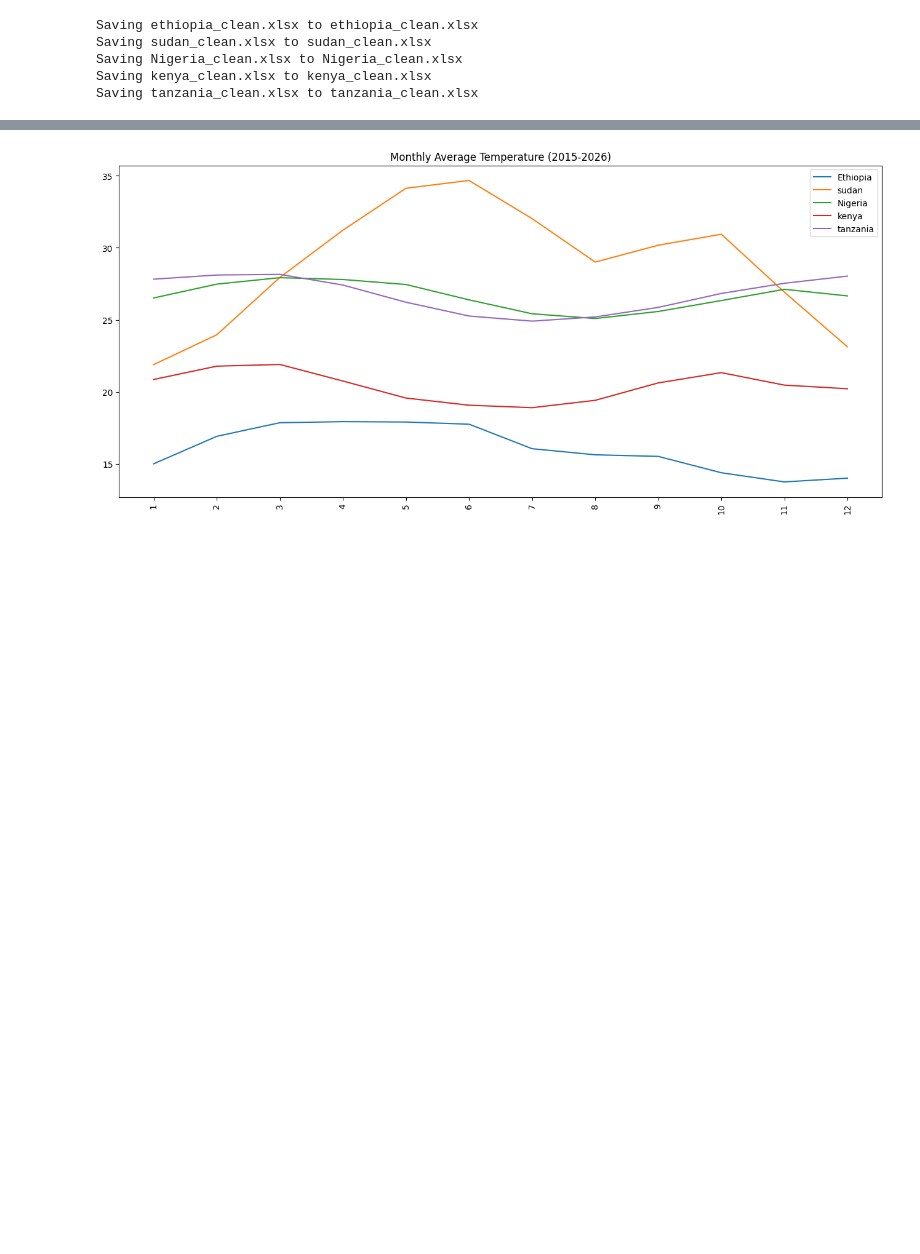
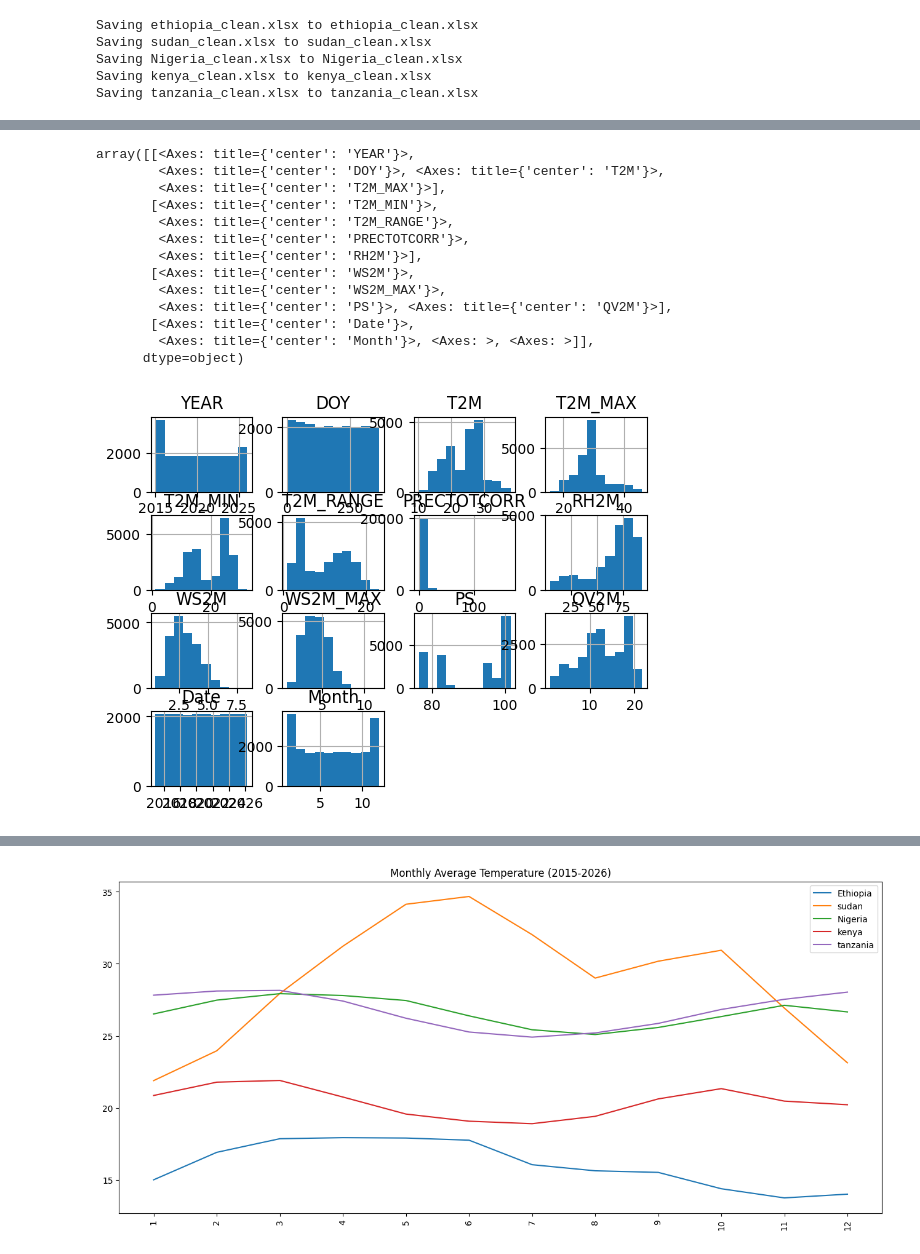
Before and after one commit to edent4313-star/climate-challenge-week0, a Jupyter notebook: compare_countries.ipynb, the cells around one changed output, grey strips where cells are left out. Saved outputs shown, nothing was run; the diff lists cells and outputs as text; code cells hidden in the pictures; blank space fills up the shorter version.

```diff
--- a/compare_countries.ipynb
+++ b/compare_countries.ipynb
@@ -40,0 +93,18 @@ df = pd.concat([
+# %%
+df.describe()
+df.hist()
+# %% [output]
+array([[<Axes: title={'center': 'YEAR'}>,
+        <Axes: title={'center': 'DOY'}>, <Axes: title={'center': 'T2M'}>,
+        <Axes: title={'center': 'T2M_MAX'}>],
+       [<Axes: title={'center': 'T2M_MIN'}>,
+        <Axes: title={'center': 'T2M_RANGE'}>,
+        <Axes: title={'center': 'PRECTOTCORR'}>,
+        <Axes: title={'center': 'RH2M'}>],
+       [<Axes: title={'center': 'WS2M'}>,
+        <Axes: title={'center': 'WS2M_MAX'}>,
+        <Axes: title={'center': 'PS'}>, <Axes: title={'center': 'QV2M'}>],
+       [<Axes: title={'center': 'Date'}>,
+        <Axes: title={'center': 'Month'}>, <Axes: >, <Axes: >]],
+      dtype=object)
+[figure, added]
```
Also changed, not shown: parts of 15 cells of this notebook.
